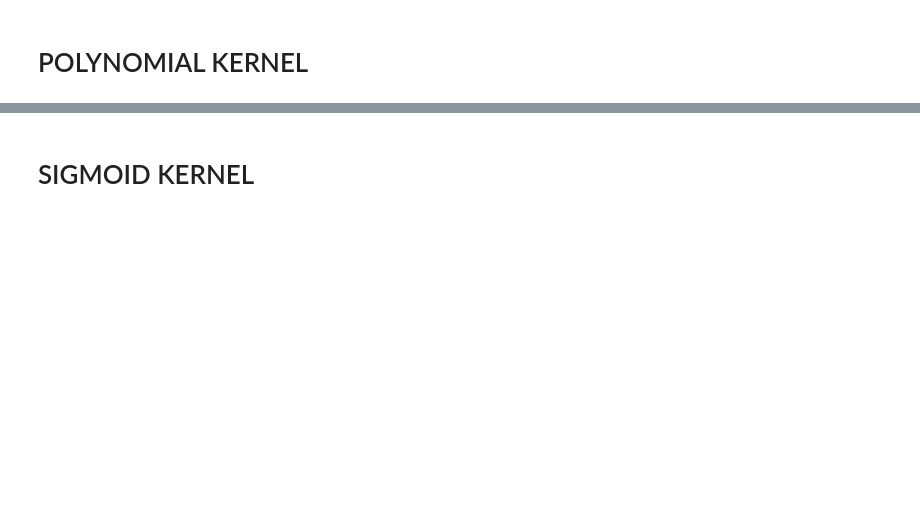
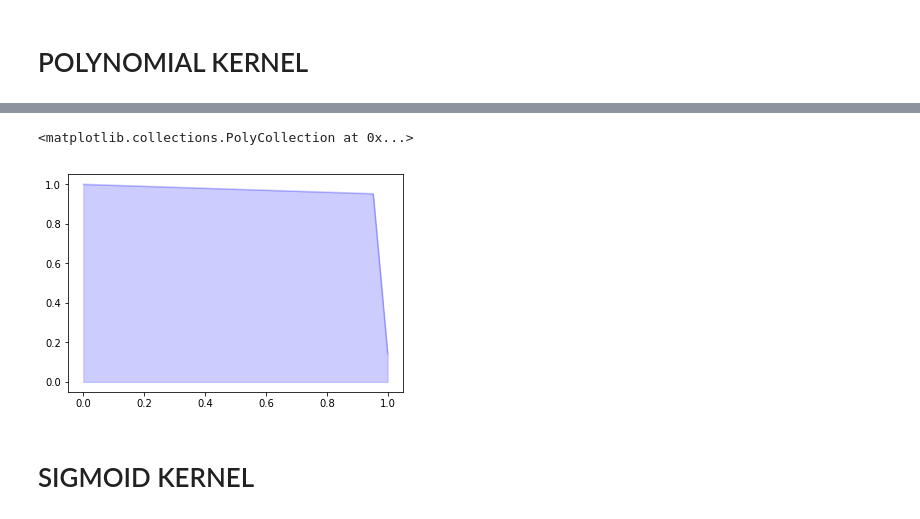
Before and after one commit to Himani2000/celestini_task, a Jupyter notebook: CELESTINI_MAIN.ipynb, the cells around one changed output, grey strips where cells are left out. Cells and saved outputs as stored; diff of their text form; code cells hidden in the pictures; blank space fills up the shorter version.

```diff
--- a/CELESTINI_MAIN.ipynb
+++ b/CELESTINI_MAIN.ipynb
@@ -109,9 +119,14 @@ weighted avg       1.00      1.00      1.00        21
 # %% [markdown]
 # POLYNOMIAL KERNEL
 # %%
-poly_svm=SVC(kernel='polynomial')
-parameters={"C":[0.1,1,5,10,15,20,50,70,100],"gamma":[0.001,0.01,0.1,1,10,20]}
-clf_poly=GridSearchCV(rb_svm,parameters,cv=5)
+poly_svm=multiclass.OneVsRestClassifier(SVC(kernel="poly"))
+params = {
+      'estimator__C': [0.5, 1.0, 1.5],
+      'estimator__tol': [1e-3, 1e-4, 1e-5],
+      'estimator__gamma': [0.001,0.01,0.1,1],
+      'estimator__degree':[2,3,4]
+      }
+clf_poly=GridSearchCV(poly_svm,params,cv=5)
 clf_poly.fit(x_train,y_train)
 predictions=clf_poly.predict(x_test)
 # %%
@@ -136,3 +153,13 @@ weighted avg       1.00      1.00      1.00        21
+# %%
+precision = dict()
+recall = dict()
+precision["micro"], recall["micro"], _ = metrics.precision_recall_curve(y_test.ravel(),predictions.ravel())
+plt.figure()
+plt.plot(recall['micro'], precision['micro'], color='b', alpha=0.2)
+plt.fill_between(recall["micro"], precision["micro"], alpha=0.2, color='b')
+# %% [output]
+<matplotlib.collections.PolyCollection at 0x...>
+[figure, added]
 # %% [markdown]
 # SIGMOID KERNEL
 # %%
```
Also changed, not shown: parts of 48 cells of this notebook.
